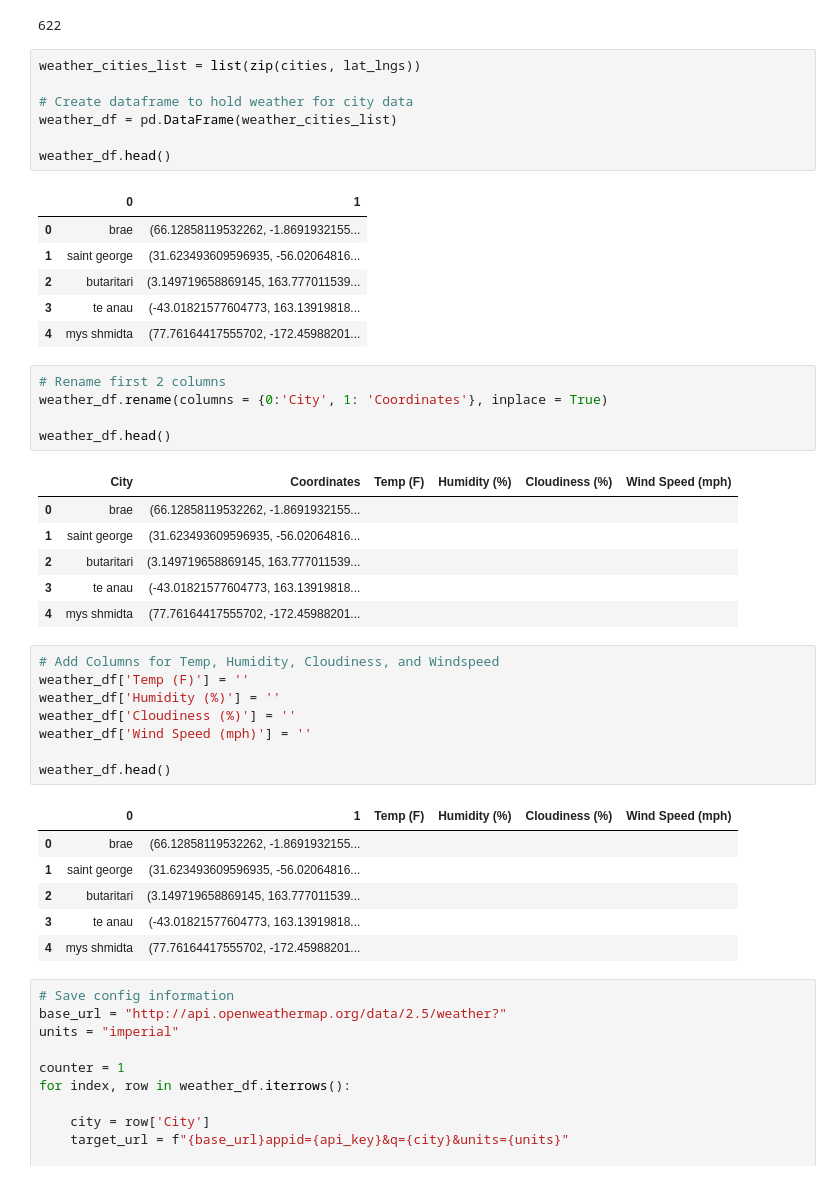
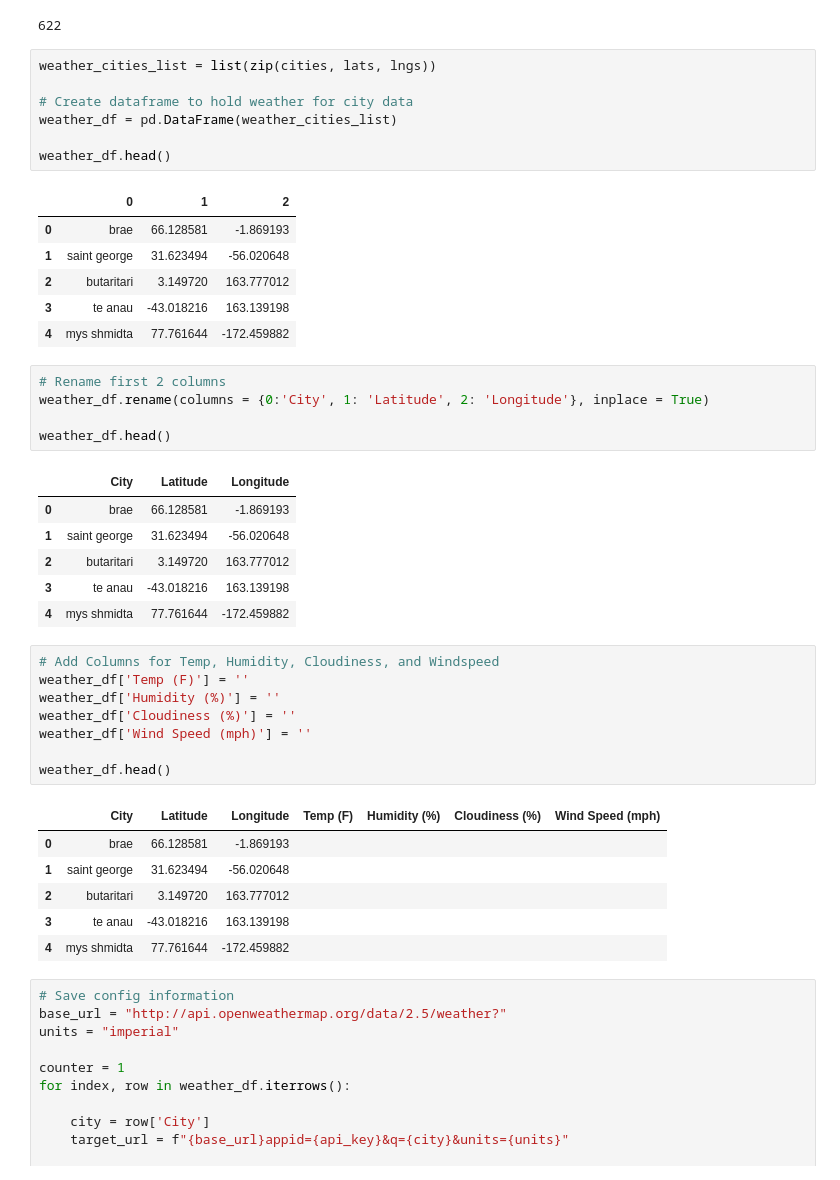
Before and after one commit to magcox5/python-api-challenge, a Jupyter notebook: WeatherPy/WeatherPy.ipynb, the cells around one changed output. Saved outputs shown, nothing was run; the diff lists cells and outputs as text.

Commit message:
Created dataframe and scatter plots

```diff
--- a/WeatherPy/WeatherPy.ipynb
+++ b/WeatherPy/WeatherPy.ipynb
@@ -50,31 +50,31 @@ len(cities)
 # %% [output]
 622
 # %%
-weather_cities_list = list(zip(cities, lat_lngs))
+weather_cities_list = list(zip(cities, lats, lngs))
 
 # Create dataframe to hold weather for city data
 weather_df = pd.DataFrame(weather_cities_list)
 
 weather_df.head()
 # %% [output]
-|  | 0 | 1 |
-| 0 | brae | (66.12858119532262, -1.8691932155... |
-| 1 | saint george | (31.623493609596935, -56.02064816... |
-| 2 | butaritari | (3.149719658869145, 163.777011539... |
-| 3 | te anau | (-43.01821577604773, 163.13919818... |
-| 4 | mys shmidta | (77.76164417555702, -172.45988201... |
+|  | 0 | 1 | 2 |
+| 0 | brae | 66.128581 | -1.869193 |
+| 1 | saint george | 31.623494 | -56.020648 |
+| 2 | butaritari | 3.149720 | 163.777012 |
+| 3 | te anau | -43.018216 | 163.139198 |
+| 4 | mys shmidta | 77.761644 | -172.459882 |
 # %%
 # Rename first 2 columns
-weather_df.rename(columns = {0:'City', 1: 'Coordinates'}, inplace = True)
+weather_df.rename(columns = {0:'City', 1: 'Latitude', 2: 'Longitude'}, inplace = True)
 
 weather_df.head()
 # %% [output]
-|  | City | Coordinates | Temp (F) | Humidity (%) | Cloudiness (%) | Wind Speed (mph) |
-| 0 | brae | (66.12858119532262, -1.8691932155... |  |  |  |  |
-| 1 | saint george | (31.623493609596935, -56.02064816... |  |  |  |  |
-| 2 | butaritari | (3.149719658869145, 163.777011539... |  |  |  |  |
-| 3 | te anau | (-43.01821577604773, 163.13919818... |  |  |  |  |
-| 4 | mys shmidta | (77.76164417555702, -172.45988201... |  |  |  |  |
+|  | City | Latitude | Longitude |
+| 0 | brae | 66.128581 | -1.869193 |
+| 1 | saint george | 31.623494 | -56.020648 |
+| 2 | butaritari | 3.149720 | 163.777012 |
+| 3 | te anau | -43.018216 | 163.139198 |
+| 4 | mys shmidta | 77.761644 | -172.459882 |
 # %%
 # Add Columns for Temp, Humidity, Cloudiness, and Windspeed
 weather_df['Temp (F)'] = ''
@@ -84,12 +84,12 @@ weather_df['Wind Speed (mph)'] = ''
 
 weather_df.head()
 # %% [output]
-|  | 0 | 1 | Temp (F) | Humidity (%) | Cloudiness (%) | Wind Speed (mph) |
-| 0 | brae | (66.12858119532262, -1.8691932155... |  |  |  |  |
-| 1 | saint george | (31.623493609596935, -56.02064816... |  |  |  |  |
-| 2 | butaritari | (3.149719658869145, 163.777011539... |  |  |  |  |
-| 3 | te anau | (-43.01821577604773, 163.13919818... |  |  |  |  |
-| 4 | mys shmidta | (77.76164417555702, -172.45988201... |  |  |  |  |
+|  | City | Latitude | Longitude | Temp (F) | Humidity (%) | Cloudiness (%) | Wind Speed (mph) |
+| 0 | brae | 66.128581 | -1.869193 |  |  |  |  |
+| 1 | saint george | 31.623494 | -56.020648 |  |  |  |  |
+| 2 | butaritari | 3.149720 | 163.777012 |  |  |  |  |
+| 3 | te anau | -43.018216 | 163.139198 |  |  |  |  |
+| 4 | mys shmidta | 77.761644 | -172.459882 |  |  |  |  |
 # %%
 # Save config information
 base_url = "http://api.openweathermap.org/data/2.5/weather?"
```
Also changed, not shown: parts of 7 cells of this notebook.
